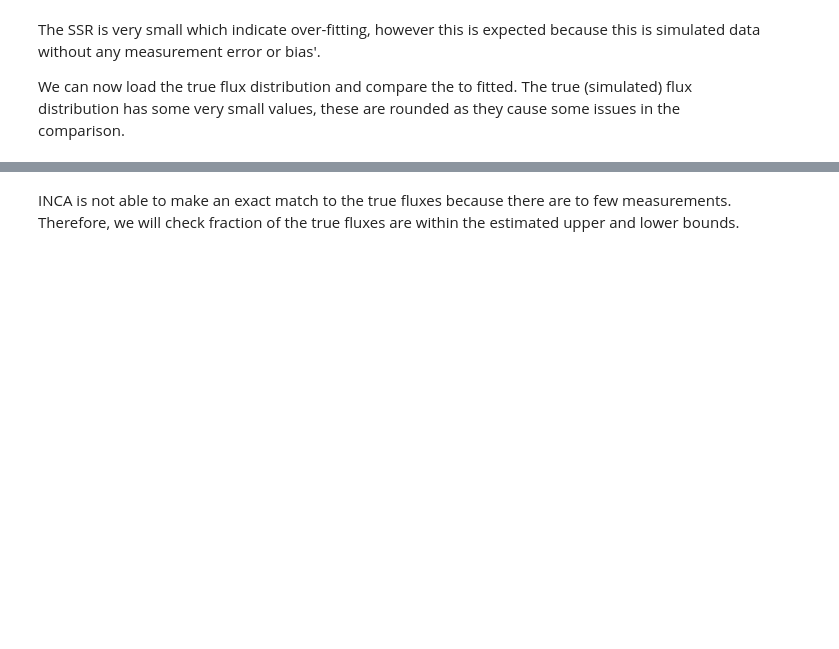
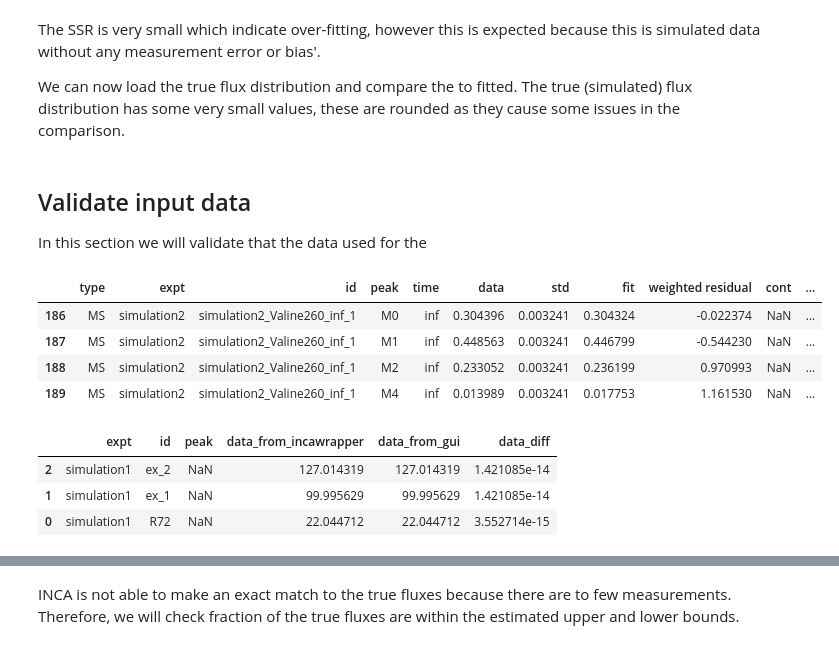
Before and after one commit to biosustain/incawrapper, a Jupyter notebook: docs/examples/c_necator_simulated_data.ipynb, the cells around one changed output, grey strips where cells are left out. Drawn from its saved outputs; the diff is of its cells as text; code cells hidden in the pictures; blank space fills up the shorter version.

```diff
--- a/docs/examples/c_necator_simulated_data.ipynb
+++ b/docs/examples/c_necator_simulated_data.ipynb
@@ -27,6 +27,7 @@ INCA_base_directory = dotenv.get_key(dotenv.find_dotenv(), "INCA_base_directory"
 working_dir = pathlib.Path(dotenv.find_dotenv()).parent
 data_directory = working_dir / 'docs' / 'examples' / 'Literature data' / 'Cupriavidus necator  Alagesan 2017' / 'simulated_data'
 results_file = data_directory / 'fit_simulated_fructose.mat'
+gui_fluxmap_file = data_directory / 'c_necator_gui_fluxmap.mat'
 # %%
 # Reading the reactions, tracers, and simulated measurements
 rxn = pd.read_csv(data_directory / 'reactions_processed.csv')
@@ -122,3 +123,39 @@ Expected chi-square range: [142.0527339  215.73278744]
 The SSR is very small which indicate over-fitting, however this is expected because this is simulated data without any measurement error or bias'.
 
 We can now load the true flux distribution and compare the to fitted. The true (simulated) flux distribution has some very small values, these are rounded as they cause some issues in the comparison.
+# %%
+# load the fluxmap from the GUI run
+res_gui = incawrapper.INCAResults(gui_fluxmap_file)
+# %% [markdown]
+## Validate input data
+In this section we will validate that the data used for the
+# %%
+res_gui.fitdata.measurements_and_fit_detailed.query("id == 'simulation2_Valine260_inf_1'")
+# %% [output]
+|  | type | expt | id | peak | time | data | std | fit | weighted residual | cont | ... |
+| 186 | MS | simulation2 | simulation2_Valine260_inf_1 | M0 | inf | 0.304396 | 0.003241 | 0.304324 | -0.022374 | NaN | ... |
+| 187 | MS | simulation2 | simulation2_Valine260_inf_1 | M1 | inf | 0.448563 | 0.003241 | 0.446799 | -0.544230 | NaN | ... |
+| 188 | MS | simulation2 | simulation2_Valine260_inf_1 | M2 | inf | 0.233052 | 0.003241 | 0.236199 | 0.970993 | NaN | ... |
+| 189 | MS | simulation2 | simulation2_Valine260_inf_1 | M4 | inf | 0.013989 | 0.003241 | 0.017753 | 1.161530 | NaN | ... |
+# %%
+# compare the input data for the two runs
+pd.merge(
+    left = res.fitdata.measurements_and_fit_detailed.applymap(lambda x: np.nan if isinstance(x, np.ndarray) and x.size == 0 else x),
+    right=res_gui.fitdata.measurements_and_fit_detailed.applymap(lambda x: np.nan if isinstance(x, np.ndarray) and x.size == 0 else x),
+    on=['type','expt','id', 'peak', 'time'],
+    suffixes=('_from_incawrapper', '_from_gui'),
+    validate='one_to_one',
+).assign(
+    data_diff = lambda x: np.abs(x['data_from_incawrapper'] - x['data_from_gui']),
+).sort_values(
+    'data_diff', ascending=False
+).query(
+    "data_diff > 1e-15"
+).filter(
+    ['expt', 'id', 'peak', 'data_from_incawrapper', 'data_from_gui', 'data_diff']
+)
+# %% [output]
+|  | expt | id | peak | data_from_incawrapper | data_from_gui | data_diff |
+| 2 | simulation1 | ex_2 | NaN | 127.014319 | 127.014319 | 1.421085e-14 |
+| 1 | simulation1 | ex_1 | NaN | 99.995629 | 99.995629 | 1.421085e-14 |
+| 0 | simulation1 | R72 | NaN | 22.044712 | 22.044712 | 3.552714e-15 |
```
Also changed, not shown: parts of 11 cells of this notebook, 9 other files.
